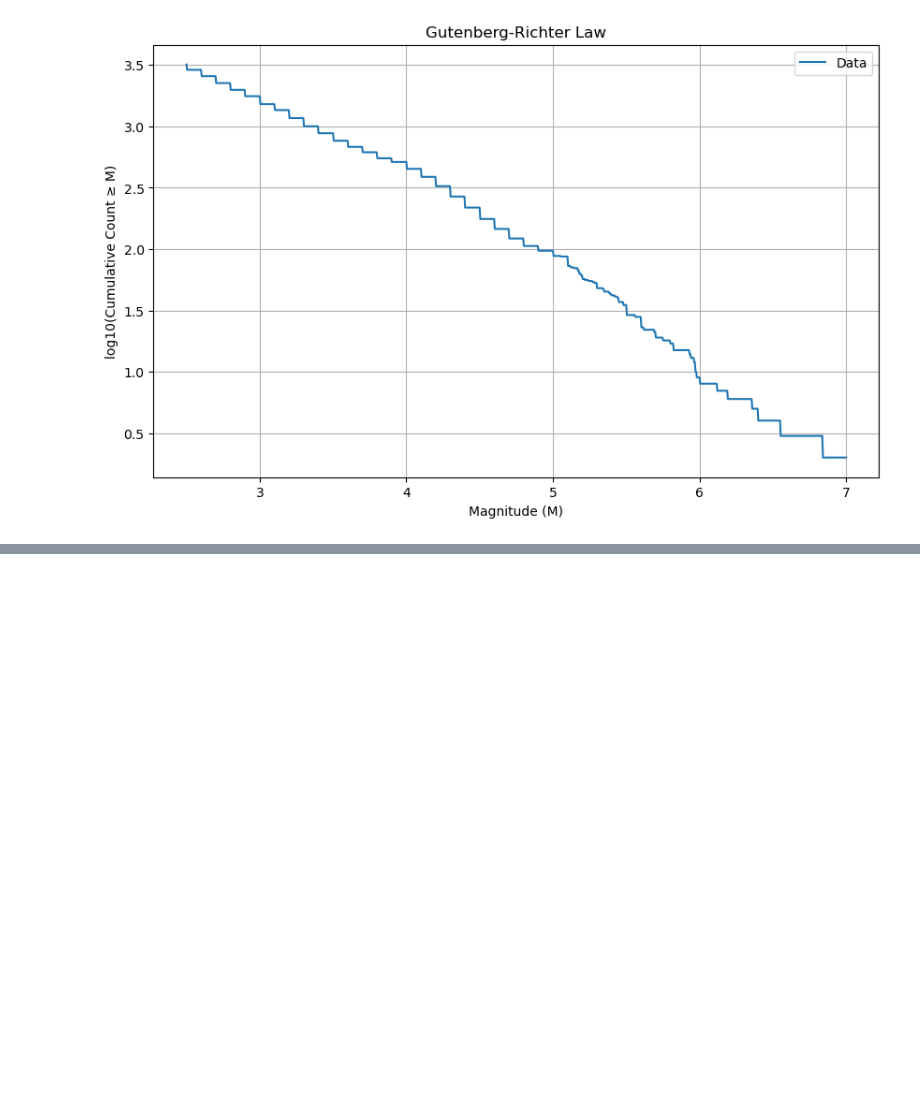
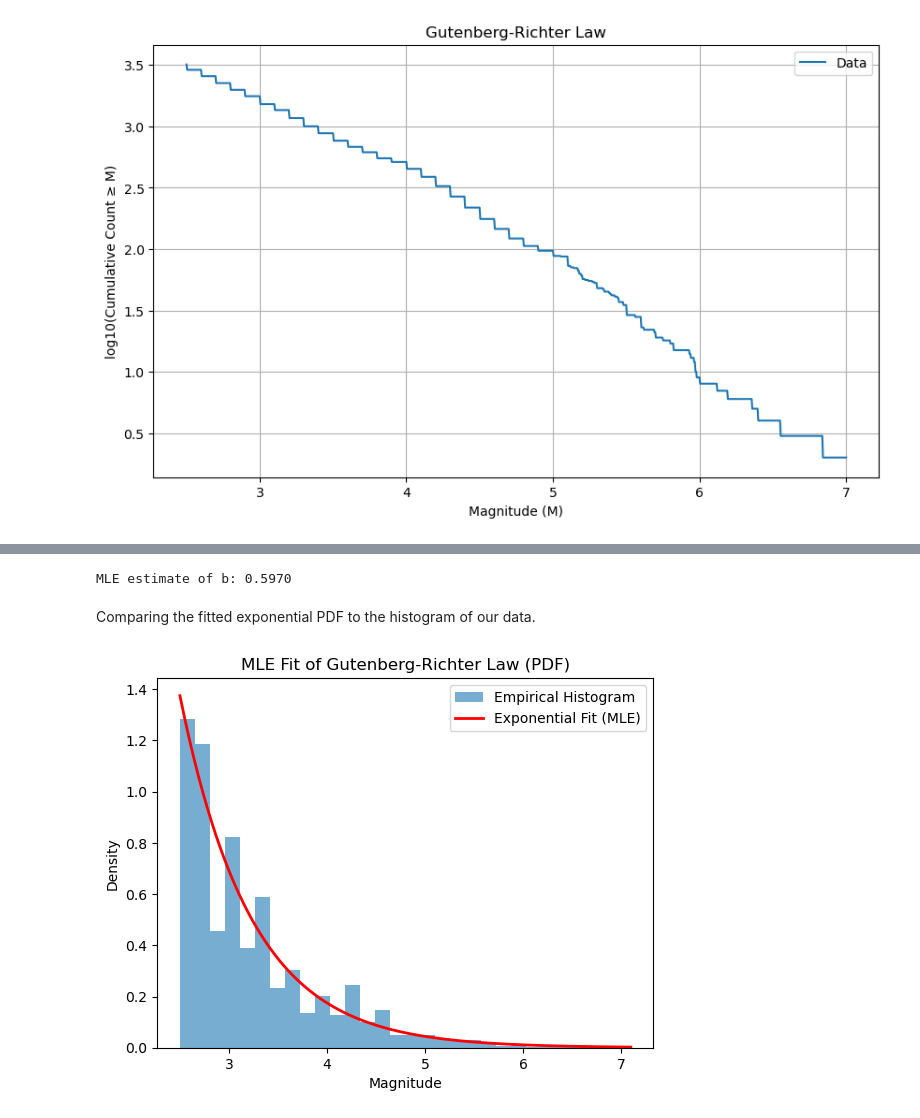
Before and after one commit to Luka-Radulovic/earthquake-statistical-analysis, a Jupyter notebook: data_preprocessing.ipynb, the cells around one changed output, grey strips where cells are left out. Cells and saved outputs as stored; diff of their text form; code cells hidden in the pictures; blank space fills up the shorter version.

```diff
--- a/data_preprocessing.ipynb
+++ b/data_preprocessing.ipynb
@@ -103,0 +184,35 @@ plt.show()
+# %%
+import numpy as np
+
+M_min = 2.5
+M = magnitudes[magnitudes >= M_min]
+
+mean_mag = np.mean(M)
+b_mle = 1 / (np.log(10) * (mean_mag - M_min))
+print(f"MLE estimate of b: {b_mle:.4f}")
+# %% [output]
+MLE estimate of b: 0.5970
+# %% [markdown]
+Comparing the fitted exponential PDF to the histogram of our data.
+# %%
+import numpy as np
+import matplotlib.pyplot as plt
+from scipy.stats import expon
+
+Mmin = 2.5
+beta_mle = b_mle * np.log(10)
+
+
+plt.hist(magnitudes, bins=30, density=True, alpha=0.6, label="Empirical Histogram")
+
+x = np.linspace(Mmin, magnitudes.max(), 200)
+pdf = beta_mle * np.exp(-beta_mle * (x - Mmin))
+plt.plot(x, pdf, 'r-', lw=2, label=f"Exponential Fit (MLE)")
+
+plt.xlabel("Magnitude")
+plt.ylabel("Density")
+plt.title("MLE Fit of Gutenberg-Richter Law (PDF)")
+plt.legend()
+plt.show()
+# %% [output]
+[figure, added]
```
Also changed, not shown: parts of 16 cells of this notebook.
